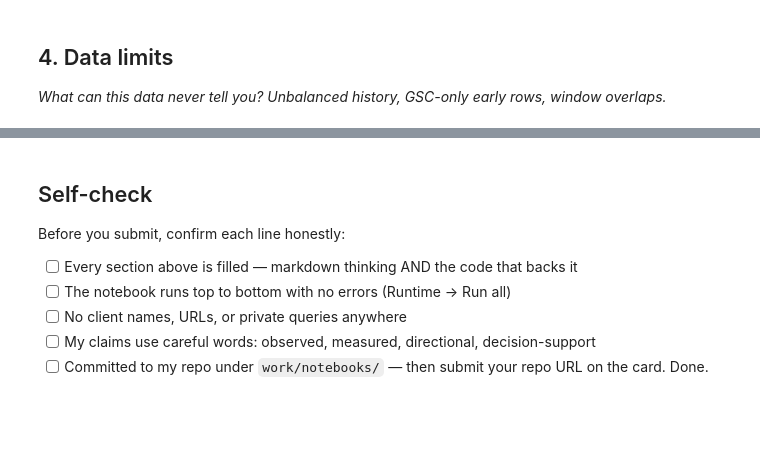
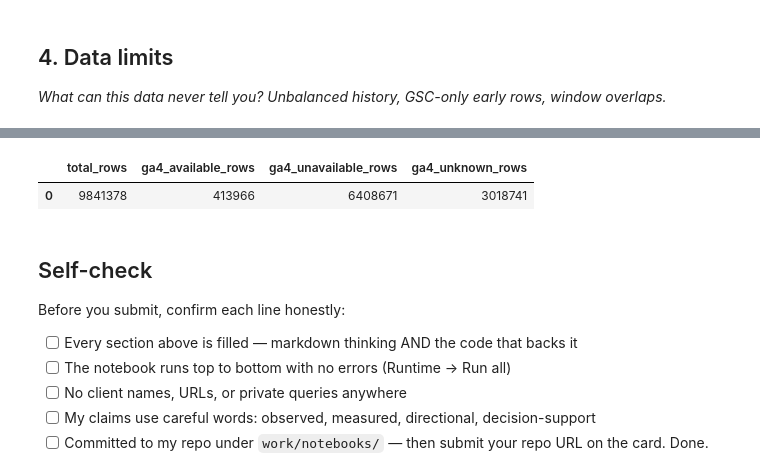
Before and after one commit to Nayab-khalid/FlyRank-AI-Internship, a Jupyter notebook: work/notebooks/w03_data_contract.ipynb, the cells around one changed output, grey strips where cells are left out. Drawn from its saved outputs; the diff is of its cells as text; code cells hidden in the pictures; blank space fills up the shorter version.

```diff
--- a/work/notebooks/w03_data_contract.ipynb
+++ b/work/notebooks/w03_data_contract.ipynb
@@ -36,0 +403,76 @@ This skeleton is yours to fill. Work the sections **in order** — each one has
+# %%
+# ============================================================
+# ML-04 — 4. DATA LIMITS
+# ============================================================
+
+%pip install -q duckdb huggingface_hub pandas
+
+import duckdb
+from google.colab import userdata
+
+# Get Hugging Face token
+HF_TOKEN = userdata.get("HF_TOKEN")
+
+# Connect DuckDB
+con = duckdb.connect()
+
+# Authenticate
+con.execute(
+    "CREATE SECRET hf_secret "
+    "(TYPE HUGGINGFACE, TOKEN ?)",
+    [HF_TOKEN]
+)
+
+rel = "hf://datasets/FlyRank/internship-warehouse"
+
+source = f"""
+read_parquet(
+    '{rel}/fact_content_daily_performance/**/*.parquet',
+    hive_partitioning = true
+)
+"""
+
+print("""
+DATA LIMITS
+
+The warehouse is an unbalanced panel, meaning different clients
+have different amounts of historical coverage.
+
+Some rows may have GSC data without GA4 data. Therefore, missing
+GA4 measurements should not automatically be interpreted as
+zero engagement.
+
+The data is observational and supports measured, observed, and
+directional decision-support findings. It cannot by itself prove
+that refreshing a page caused its performance to improve.
+""")
+
+# Verify the three possible GA4 availability states
+limits_query = f"""
+SELECT
+    COUNT(*) AS total_rows,
+
+    COUNT(*) FILTER (
+        WHERE ga4_data_available IS TRUE
+    ) AS ga4_available_rows,
+
+    COUNT(*) FILTER (
+        WHERE ga4_data_available IS FALSE
+    ) AS ga4_unavailable_rows,
+
+    COUNT(*) FILTER (
+        WHERE ga4_data_available IS NULL
+    ) AS ga4_unknown_rows
+
+FROM {source}
+WHERE month = '2026-03'
+"""
+
+limits_result = con.execute(limits_query).df()
+
+print("=" * 70)
+print("GA4 AVAILABILITY STATES — MARCH 2026")
+print("=" * 70)
+
+display(limits_result)
+# %% [output]
@@ -37,3 +495,5 @@ This skeleton is yours to fill. Work the sections **in order** — each one has
+|  | total_rows | ga4_available_rows | ga4_unavailable_rows | ga4_unknown_rows |
+| 0 | 9841378 | 413966 | 6408671 | 3018741 |
 # %% [markdown]
 ## Self-check
 
```
Also changed, not shown: parts of 9 cells of this notebook.
